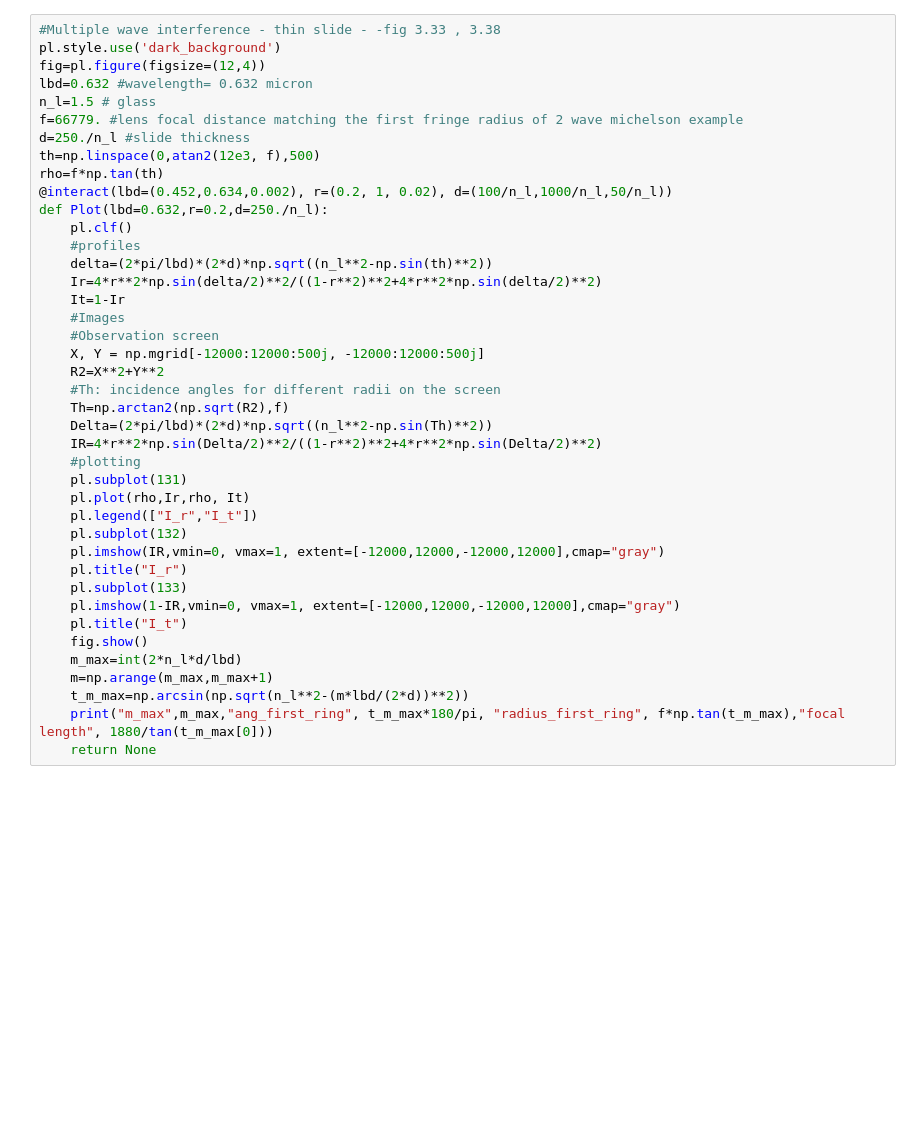
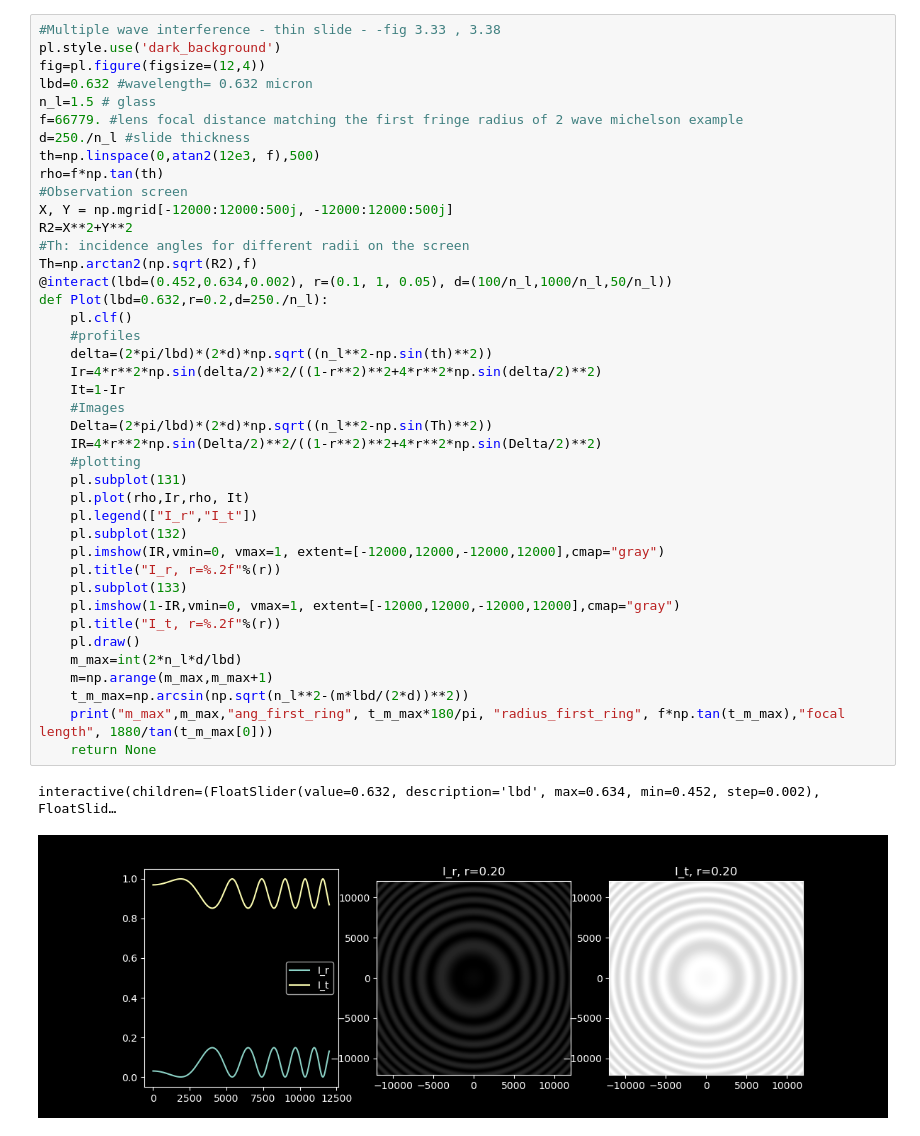
Before and after one commit to oeolartep/FundamentosdeOptica, a Jupyter notebook: interference_chap_3.ipynb, the cells around one changed output. Drawn from its saved outputs; the diff is of its cells as text; blank space fills up the shorter version.

```diff
--- a/interference_chap_3.ipynb
+++ b/interference_chap_3.ipynb
@@ -97,39 +97,42 @@ interactive(children=(FloatSlider(value=0.632, description='a', max=31.6, step=0
 pl.style.use('dark_background')
 fig=pl.figure(figsize=(12,4))
 lbd=0.632 #wavelength= 0.632 micron
 n_l=1.5 # glass
 f=66779. #lens focal distance matching the first fringe radius of 2 wave michelson example
 d=250./n_l #slide thickness
 th=np.linspace(0,atan2(12e3, f),500)
 rho=f*np.tan(th)
-@interact(lbd=(0.452,0.634,0.002), r=(0.2, 1, 0.02), d=(100/n_l,1000/n_l,50/n_l))
+#Observation screen
+X, Y = np.mgrid[-12000:12000:500j, -12000:12000:500j]
+R2=X**2+Y**2
+#Th: incidence angles for different radii on the screen
+Th=np.arctan2(np.sqrt(R2),f)
+@interact(lbd=(0.452,0.634,0.002), r=(0.1, 1, 0.05), d=(100/n_l,1000/n_l,50/n_l))
 def Plot(lbd=0.632,r=0.2,d=250./n_l):
     pl.clf()
     #profiles
     delta=(2*pi/lbd)*(2*d)*np.sqrt((n_l**2-np.sin(th)**2))
     Ir=4*r**2*np.sin(delta/2)**2/((1-r**2)**2+4*r**2*np.sin(delta/2)**2)
     It=1-Ir
     #Images
-    #Observation screen
-    X, Y = np.mgrid[-12000:12000:500j, -12000:12000:500j]
-    R2=X**2+Y**2
-    #Th: incidence angles for different radii on the screen
-    Th=np.arctan2(np.sqrt(R2),f)
     Delta=(2*pi/lbd)*(2*d)*np.sqrt((n_l**2-np.sin(Th)**2))
     IR=4*r**2*np.sin(Delta/2)**2/((1-r**2)**2+4*r**2*np.sin(Delta/2)**2)
     #plotting
     pl.subplot(131)
     pl.plot(rho,Ir,rho, It)
     pl.legend(["I_r","I_t"])
     pl.subplot(132)
     pl.imshow(IR,vmin=0, vmax=1, extent=[-12000,12000,-12000,12000],cmap="gray")
-    pl.title("I_r")
+    pl.title("I_r, r=%.2f"%(r))
     pl.subplot(133)
     pl.imshow(1-IR,vmin=0, vmax=1, extent=[-12000,12000,-12000,12000],cmap="gray")
-    pl.title("I_t")
-    fig.show()
+    pl.title("I_t, r=%.2f"%(r))
+    pl.draw()
     m_max=int(2*n_l*d/lbd)
     m=np.arange(m_max,m_max+1)
     t_m_max=np.arcsin(np.sqrt(n_l**2-(m*lbd/(2*d))**2))
     print("m_max",m_max,"ang_first_ring", t_m_max*180/pi, "radius_first_ring", f*np.tan(t_m_max),"focal length", 1880/tan(t_m_max[0]))
     return None
+# %% [output]
+interactive(children=(FloatSlider(value=0.632, description='lbd', max=0.634, min=0.452, step=0.002), FloatSlid…
+[figure, added]
```
Also changed, not shown: parts of 5 cells of this notebook.
